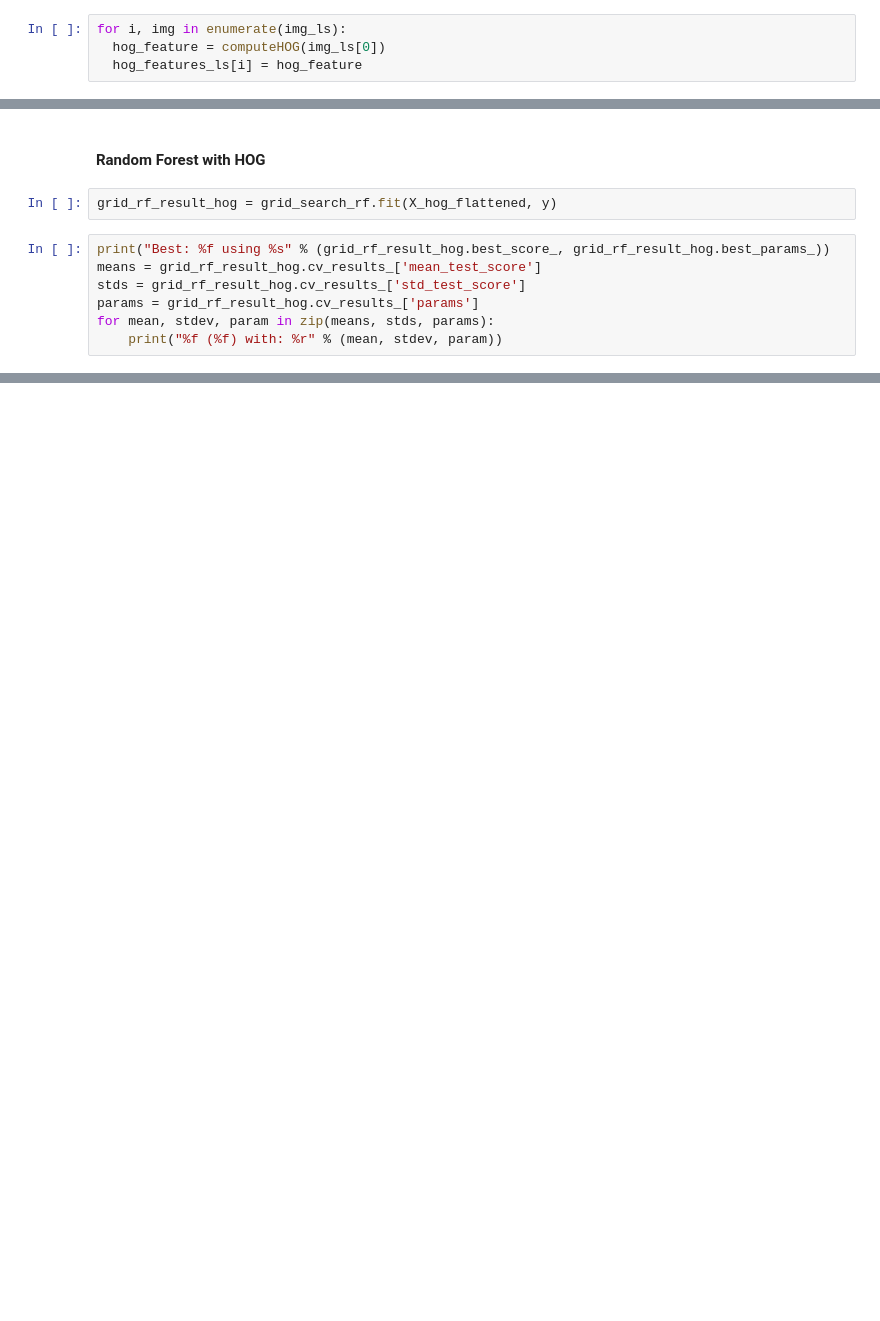
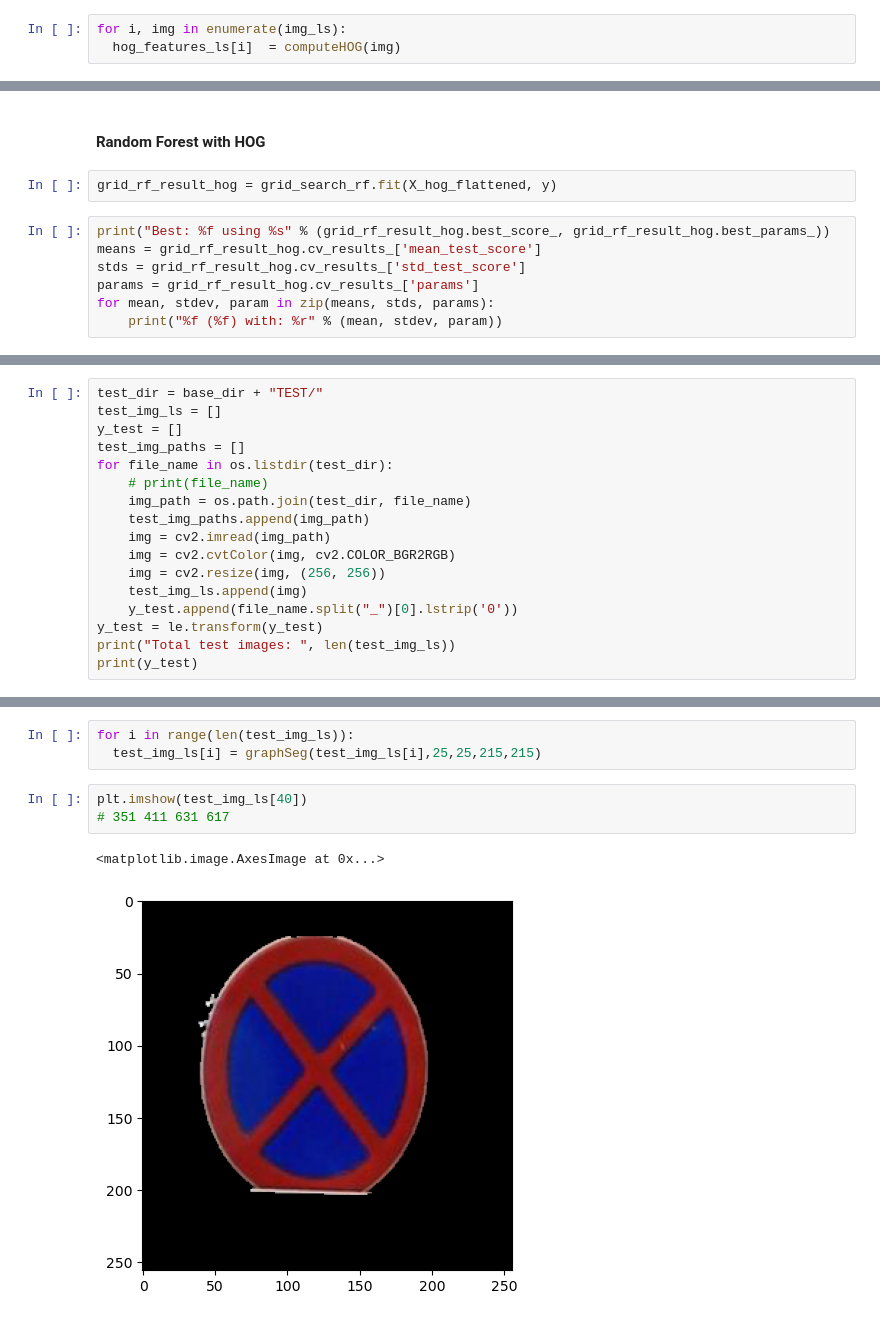
Before and after one commit to TuNguyen312/Traffic-sign-classification, a Jupyter notebook: traffic-sign.ipynb, the cells around one changed output, grey strips where cells are left out. Cells and saved outputs as stored; diff of their text form; blank space fills up the shorter version.

```diff
--- a/traffic-sign.ipynb
+++ b/traffic-sign.ipynb
@@ -210,8 +211,7 @@ def computeHOG(img):
   return hog_feature
 # %%
 for i, img in enumerate(img_ls):
-  hog_feature = computeHOG(img_ls[0])
-  hog_features_ls[i] = hog_feature
+  hog_features_ls[i]  = computeHOG(img)
 # %%
 rand_index = random.randrange(0, len(img_ls), 1)
 gray_img = cv2.cvtColor(img_ls[rand_index], cv2.COLOR_RGB2GRAY)
@@ -392,0 +399,17 @@ pickle.dump(grid_rf_result_hog.best_estimator_, open("./models/best_rf_hog.sav",
+# %%
+test_dir = base_dir + "TEST/"
+test_img_ls = []
+y_test = []
+test_img_paths = []
+for file_name in os.listdir(test_dir):
+    # print(file_name)
+    img_path = os.path.join(test_dir, file_name)
+    test_img_paths.append(img_path)
+    img = cv2.imread(img_path)
+    img = cv2.cvtColor(img, cv2.COLOR_BGR2RGB)
+    img = cv2.resize(img, (256, 256))
+    test_img_ls.append(img)
+    y_test.append(file_name.split("_")[0].lstrip('0'))
+y_test = le.transform(y_test)
+print("Total test images: ", len(test_img_ls))
+print(y_test)
@@ -392,0 +429,9 @@ pickle.dump(grid_rf_result_hog.best_estimator_, open("./models/best_rf_hog.sav",
+# %%
+for i in range(len(test_img_ls)):
+  test_img_ls[i] = graphSeg(test_img_ls[i],25,25,215,215)
+# %%
+plt.imshow(test_img_ls[40])
+# 351 411 631 617
+# %% [output]
+<matplotlib.image.AxesImage at 0x...>
+[figure, added]
```
Also changed, not shown: parts of 31 cells of this notebook.
